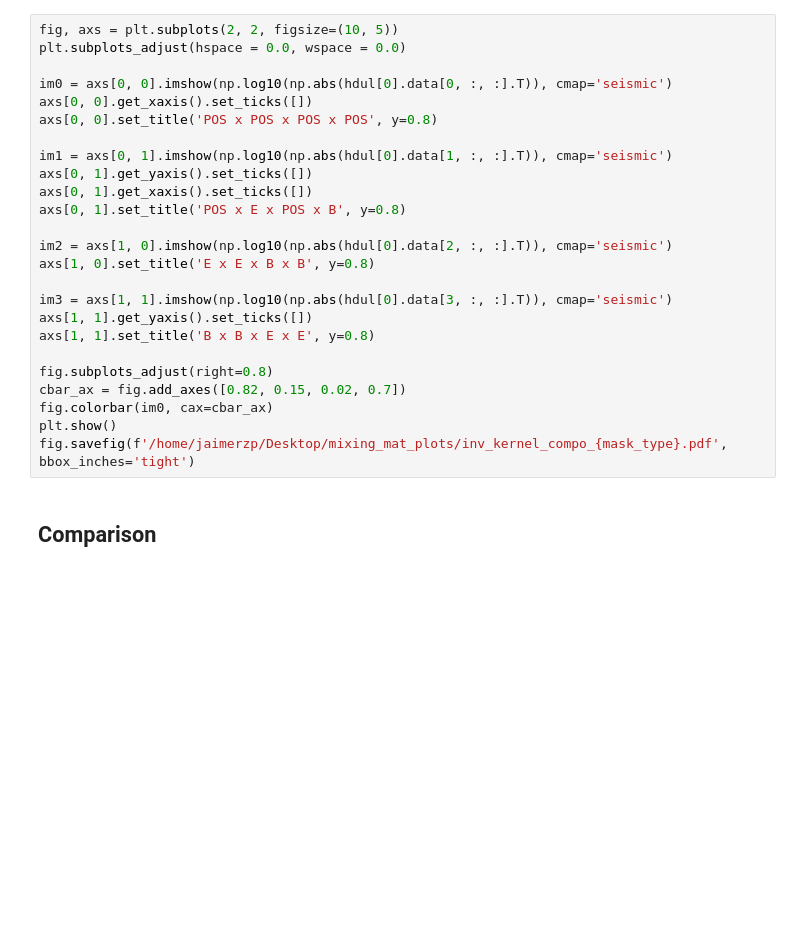
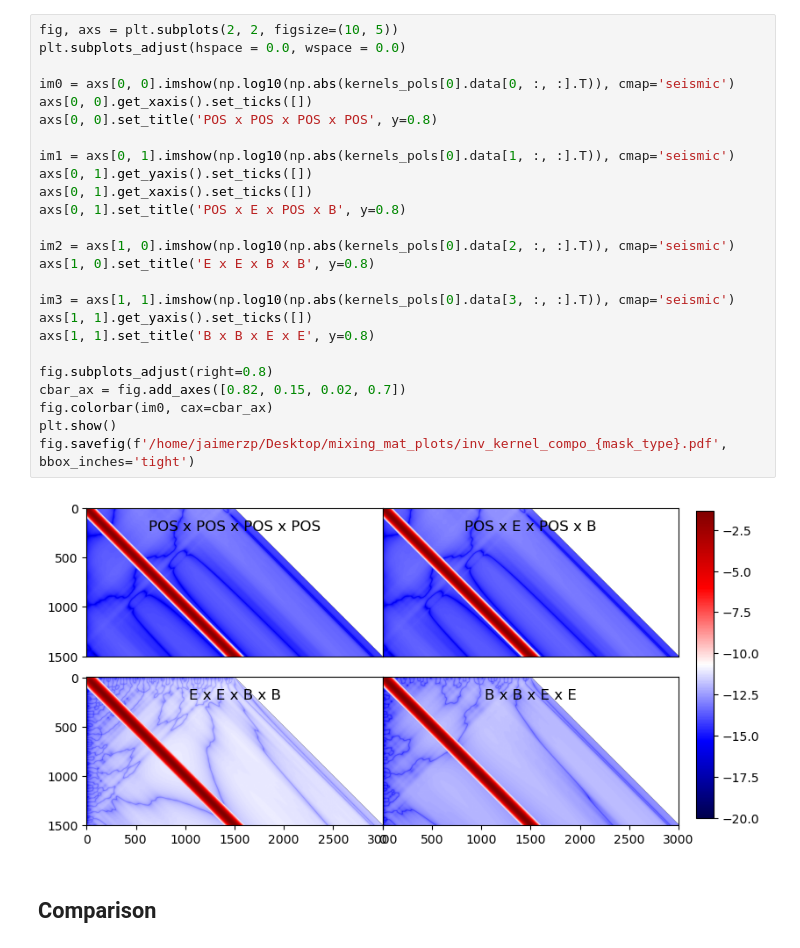
Before and after one commit to JaimeRZP/GLASS_cov_challenge, a Jupyter notebook: unmixing_comparison.ipynb, the cells around one changed output. Saved outputs shown, nothing was run; the diff lists cells and outputs as text; blank space fills up the shorter version.

```diff
--- a/unmixing_comparison.ipynb
+++ b/unmixing_comparison.ipynb
@@ -24,28 +17,30 @@ plt.colorbar()
 # %%
 fig, axs = plt.subplots(2, 2, figsize=(10, 5))
 plt.subplots_adjust(hspace = 0.0, wspace = 0.0)
 
-im0 = axs[0, 0].imshow(np.log10(np.abs(hdul[0].data[0, :, :].T)), cmap='seismic')
+im0 = axs[0, 0].imshow(np.log10(np.abs(kernels_pols[0].data[0, :, :].T)), cmap='seismic')
 axs[0, 0].get_xaxis().set_ticks([])
 axs[0, 0].set_title('POS x POS x POS x POS', y=0.8)
 
-im1 = axs[0, 1].imshow(np.log10(np.abs(hdul[0].data[1, :, :].T)), cmap='seismic')
+im1 = axs[0, 1].imshow(np.log10(np.abs(kernels_pols[0].data[1, :, :].T)), cmap='seismic')
 axs[0, 1].get_yaxis().set_ticks([])
 axs[0, 1].get_xaxis().set_ticks([])
 axs[0, 1].set_title('POS x E x POS x B', y=0.8)
 
-im2 = axs[1, 0].imshow(np.log10(np.abs(hdul[0].data[2, :, :].T)), cmap='seismic')
+im2 = axs[1, 0].imshow(np.log10(np.abs(kernels_pols[0].data[2, :, :].T)), cmap='seismic')
 axs[1, 0].set_title('E x E x B x B', y=0.8)
 
-im3 = axs[1, 1].imshow(np.log10(np.abs(hdul[0].data[3, :, :].T)), cmap='seismic')
+im3 = axs[1, 1].imshow(np.log10(np.abs(kernels_pols[0].data[3, :, :].T)), cmap='seismic')
 axs[1, 1].get_yaxis().set_ticks([])
 axs[1, 1].set_title('B x B x E x E', y=0.8)
 
 fig.subplots_adjust(right=0.8)
 cbar_ax = fig.add_axes([0.82, 0.15, 0.02, 0.7])
 fig.colorbar(im0, cax=cbar_ax)
 plt.show()
 fig.savefig(f'/home/jaimerzp/Desktop/mixing_mat_plots/inv_kernel_compo_{mask_type}.pdf', bbox_inches='tight')
+# %% [output]
+[figure, added]
 # %% [markdown]
 ## Comparison
 # %%
```
Also changed, not shown: parts of 16 cells of this notebook, 5 other files.
